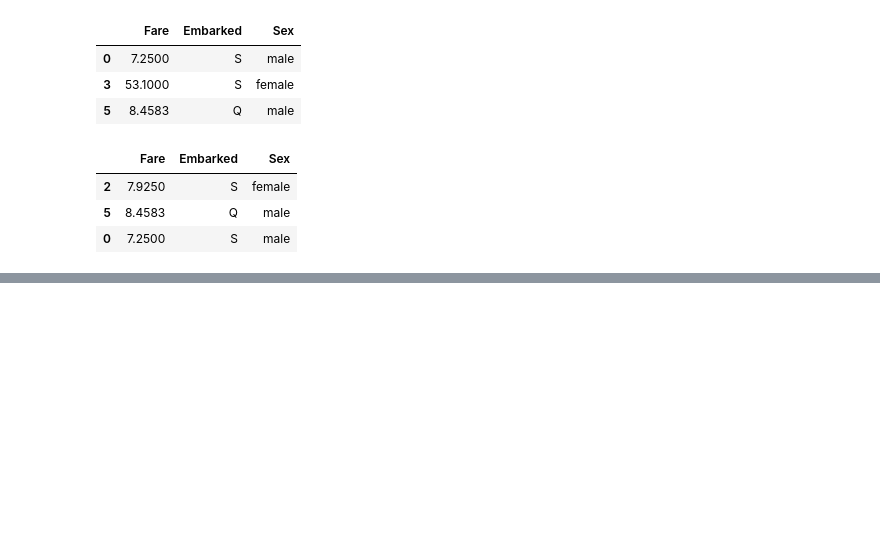
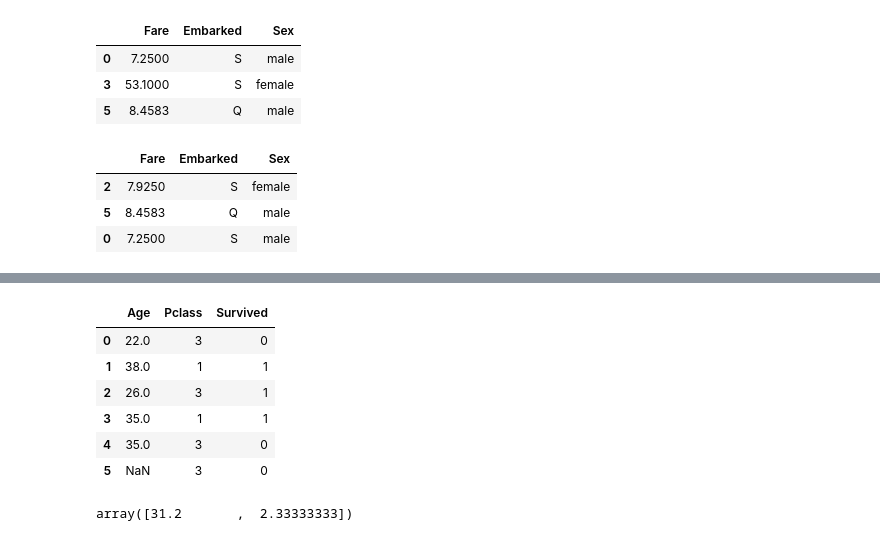
Before and after one commit to DenisVasil/ScikitLearn, a Jupyter notebook: scikitLearn.ipynb, the cells around one changed output, grey strips where cells are left out. Saved outputs shown, nothing was run; the diff lists cells and outputs as text; code cells hidden in the pictures; blank space fills up the shorter version.

```diff
--- a/scikitLearn.ipynb
+++ b/scikitLearn.ipynb
@@ -428,0 +529,13 @@ X_train
+# %%
+import pandas as pd
+df = pd.read_csv('http://bit.ly/kaggletrain', nrows=6)
+df = df[['Age', 'Pclass', 'Survived']]
+df
+# %% [output]
+|  | Age | Pclass | Survived |
+| 0 | 22.0 | 3 | 0 |
+| 1 | 38.0 | 1 | 1 |
+| 2 | 26.0 | 3 | 1 |
+| 3 | 35.0 | 1 | 1 |
+| 4 | 35.0 | 3 | 0 |
+| 5 | NaN | 3 | 0 |
@@ -428,0 +554,5 @@ X_train
+# %%
+# display the imputation values for "Age" and "Pclass"
+pipe.named_steps.simpleimputer.statistics_
+# %% [output]
+array([31.2       ,  2.33333333])
```
Also changed, not shown: parts of 33 cells of this notebook.
